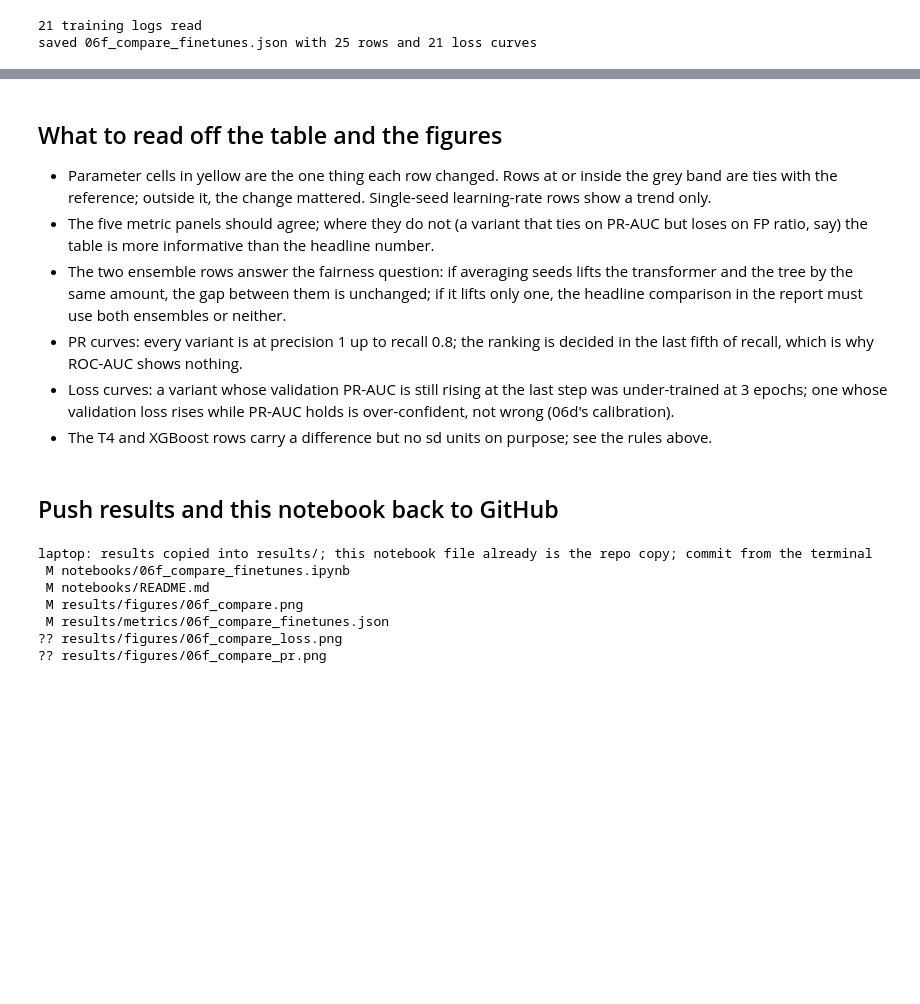
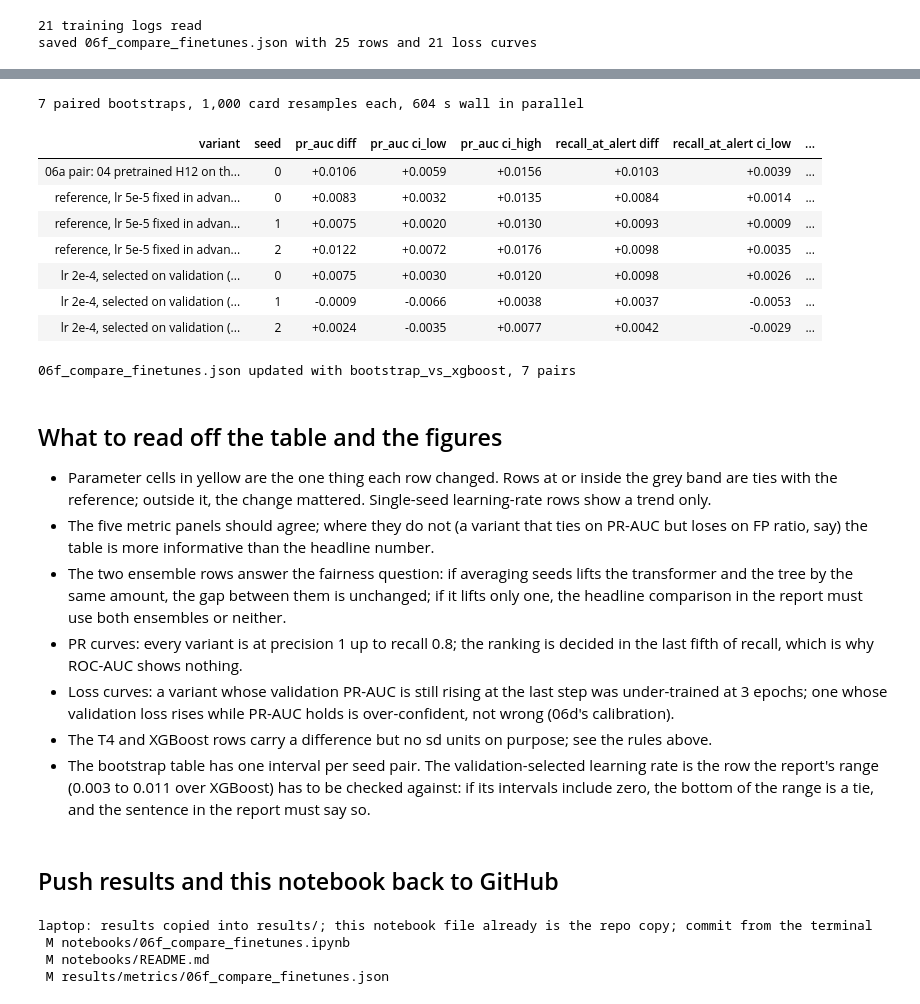
Before and after one commit to lb603487485/transaction-fm, a Jupyter notebook: notebooks/06f_compare_finetunes.ipynb, the cells around one changed output, grey strips where cells are left out. Drawn from its saved outputs; the diff is of its cells as text; code cells hidden in the pictures; blank space fills up the shorter version.

```diff
--- a/notebooks/06f_compare_finetunes.ipynb
+++ b/notebooks/06f_compare_finetunes.ipynb
@@ -185,3 +189,48 @@ saved 06f_compare_finetunes.json with 25 rows and 21 loss curves
+# %%
+import time, multiprocessing as mp
+from concurrent.futures import ProcessPoolExecutor
+from tfm.validate import bootstrap_diff
+
+BOOT_PAIRS = [("06a pair: 04 pretrained H12 on the T4, seed 0", "finetune/pretrained_H12/seed{k}", (0,)),
+              ("reference, lr 5e-5 fixed in advance (06b)", "ablate/H12_last/seed{k}", (0, 1, 2)),
+              ("lr 2e-4, selected on validation (06d)", "extras/lr_2e-04/seed{k}", (0, 1, 2))]
+xgb = seed_scores("baseline/full/seed{k}")
+jobs = []
+for label, pat, seeds in BOOT_PAIRS:
+    for k in seeds:
+        s = seed_scores(pat, (k,))
+        if s and len(xgb) > k: jobs.append((label, k, s[0], xgb[k]))
+        else: print("skipped, scores missing:", label, k)
+t0 = time.time()
+with ProcessPoolExecutor(max_workers=min(len(jobs), 8), mp_context=mp.get_context("spawn")) as ex:
+    res = list(ex.map(bootstrap_diff, [yt] * len(jobs), [j[2] for j in jobs], [j[3] for j in jobs], [ct] * len(jobs)))
+print(f"{len(jobs)} paired bootstraps, 1,000 card resamples each, {time.time() - t0:.0f} s wall in parallel")
+
+boots = []
+for (label, k, _, _), b in zip(jobs, res):
+    row = {"variant": label, "seed": k}
+    for m in ("pr_auc", "recall_at_alert", "fp_ratio"):
+        row[m] = {"diff": b[m]["diff"], "ci_low": b[m]["ci_low"], "ci_high": b[m]["ci_high"], "n_boot": b[m]["n_boot"]}
+    row["pr_auc_excludes_zero"] = bool(b["pr_auc"]["ci_low"] > 0 or b["pr_auc"]["ci_high"] < 0)
+    boots.append(row)
+bt = pd.DataFrame([{"variant": r["variant"], "seed": r["seed"],
+                    **{f"{m} {q}": r[m][q] for m in ("pr_auc", "recall_at_alert", "fp_ratio") for q in ("diff", "ci_low", "ci_high")},
+                    "PR-AUC CI excludes 0": r["pr_auc_excludes_zero"]} for r in boots])
+display(bt.style.format("{:+.4f}", subset=[c for c in bt if c not in ("variant", "seed", "PR-AUC CI excludes 0")]).hide(axis="index"))
+out["bootstrap_vs_xgboost"] = boots
+json.dump(out, open(f"{RES}/06f_compare_finetunes.json", "w"), indent=1, default=float)
+print("06f_compare_finetunes.json updated with bootstrap_vs_xgboost,", len(boots), "pairs")
+# %% [output]
+7 paired bootstraps, 1,000 card resamples each, 604 s wall in parallel
+| variant | seed | pr_auc diff | pr_auc ci_low | pr_auc ci_high | recall_at_alert diff | recall_at_alert ci_low | ... |
+| 06a pair: 04 pretrained H12 on th... | 0 | +0.0106 | +0.0059 | +0.0156 | +0.0103 | +0.0039 | ... |
+| reference, lr 5e-5 fixed in advan... | 0 | +0.0083 | +0.0032 | +0.0135 | +0.0084 | +0.0014 | ... |
+| reference, lr 5e-5 fixed in advan... | 1 | +0.0075 | +0.0020 | +0.0130 | +0.0093 | +0.0009 | ... |
+| reference, lr 5e-5 fixed in advan... | 2 | +0.0122 | +0.0072 | +0.0176 | +0.0098 | +0.0035 | ... |
+| lr 2e-4, selected on validation (... | 0 | +0.0075 | +0.0030 | +0.0120 | +0.0098 | +0.0026 | ... |
+| lr 2e-4, selected on validation (... | 1 | -0.0009 | -0.0066 | +0.0038 | +0.0037 | -0.0053 | ... |
+| lr 2e-4, selected on validation (... | 2 | +0.0024 | -0.0035 | +0.0077 | +0.0042 | -0.0029 | ... |
+06f_compare_finetunes.json updated with bootstrap_vs_xgboost, 7 pairs
 # %% [markdown]
 ## What to read off the table and the figures
 
@@ -191,6 +240,7 @@ saved 06f_compare_finetunes.json with 25 rows and 21 loss curves
 - PR curves: every variant is at precision 1 up to recall 0.8; the ranking is decided in the last fifth of recall, which is why ROC-AUC shows nothing.
 - Loss curves: a variant whose validation PR-AUC is still rising at the last step was under-trained at 3 epochs; one whose validation loss rises while PR-AUC holds is over-confident, not wrong (06d's calibration).
 - The T4 and XGBoost rows carry a difference but no sd units on purpose; see the rules above.
+- The bootstrap table has one interval per seed pair. The validation-selected learning rate is the row the report's range (0.003 to 0.011 over XGBoost) has to be checked against: if its intervals include zero, the bottom of the range is a tie, and the sentence in the report must say so.
 # %% [markdown]
 ## Push results and this notebook back to GitHub
 # %%
@@ -220,10 +270,7 @@ else:
 laptop: results copied into results/; this notebook file already is the repo copy; commit from the terminal
  M notebooks/06f_compare_finetunes.ipynb
  M notebooks/README.md
- M results/figures/06f_compare.png
  M results/metrics/06f_compare_finetunes.json
-?? results/figures/06f_compare_loss.png
-?? results/figures/06f_compare_pr.png
 # %%
 if on_colab():
     drive.flush_and_unmount()
```
Also changed, not shown: parts of 1 cell of this notebook, 4 other files.
